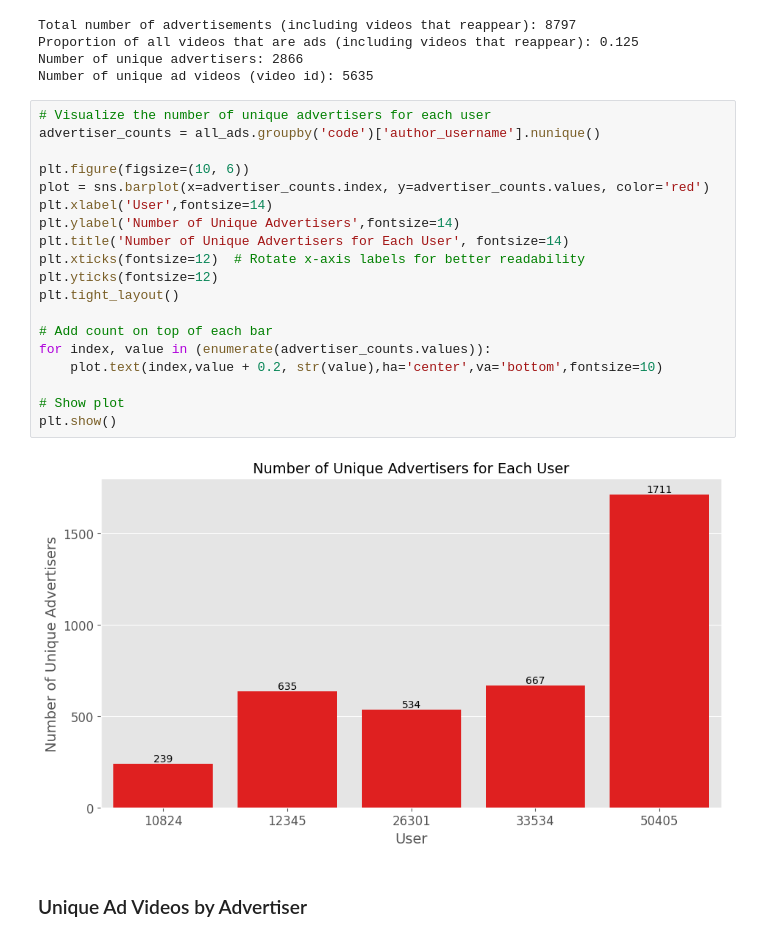
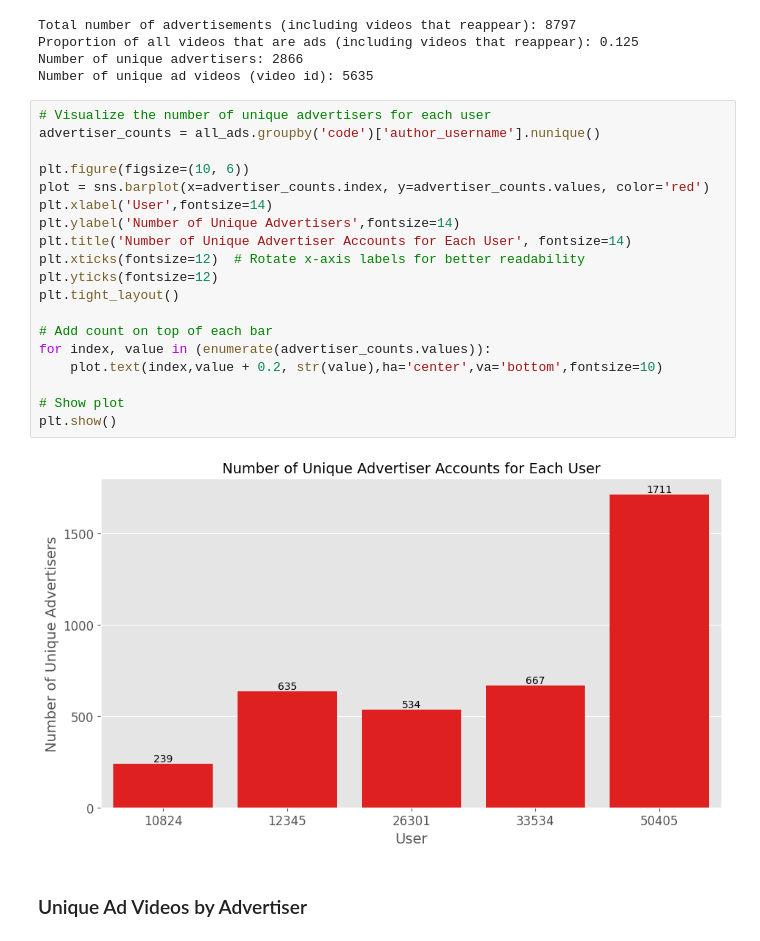
Before and after one commit to Dorajyl/CS315_FinalProject, a Jupyter notebook: ad_exploration.ipynb, the cells around one changed output. Drawn from its saved outputs; the diff is of its cells as text.

```diff
--- a/ad_exploration.ipynb
+++ b/ad_exploration.ipynb
@@ -312,24 +312,24 @@ Number of unique ad videos (video id): 5635
 # %%
 # Visualize the number of unique advertisers for each user
 advertiser_counts = all_ads.groupby('code')['author_username'].nunique()
 
 plt.figure(figsize=(10, 6))
 plot = sns.barplot(x=advertiser_counts.index, y=advertiser_counts.values, color='red')
 plt.xlabel('User',fontsize=14)
 plt.ylabel('Number of Unique Advertisers',fontsize=14)
-plt.title('Number of Unique Advertisers for Each User', fontsize=14)
+plt.title('Number of Unique Advertiser Accounts for Each User', fontsize=14)
 plt.xticks(fontsize=12)  # Rotate x-axis labels for better readability
 plt.yticks(fontsize=12)
 plt.tight_layout()
 
 # Add count on top of each bar
 for index, value in (enumerate(advertiser_counts.values)):
     plot.text(index,value + 0.2, str(value),ha='center',va='bottom',fontsize=10)
 
 # Show plot
 plt.show()
 # %% [output]
-[figure, old version]
+[figure, new version]
 # %% [markdown]
 ### Unique Ad Videos by Advertiser
 # %%
```
Also changed, not shown: parts of 16 cells of this notebook, 2 other files.
